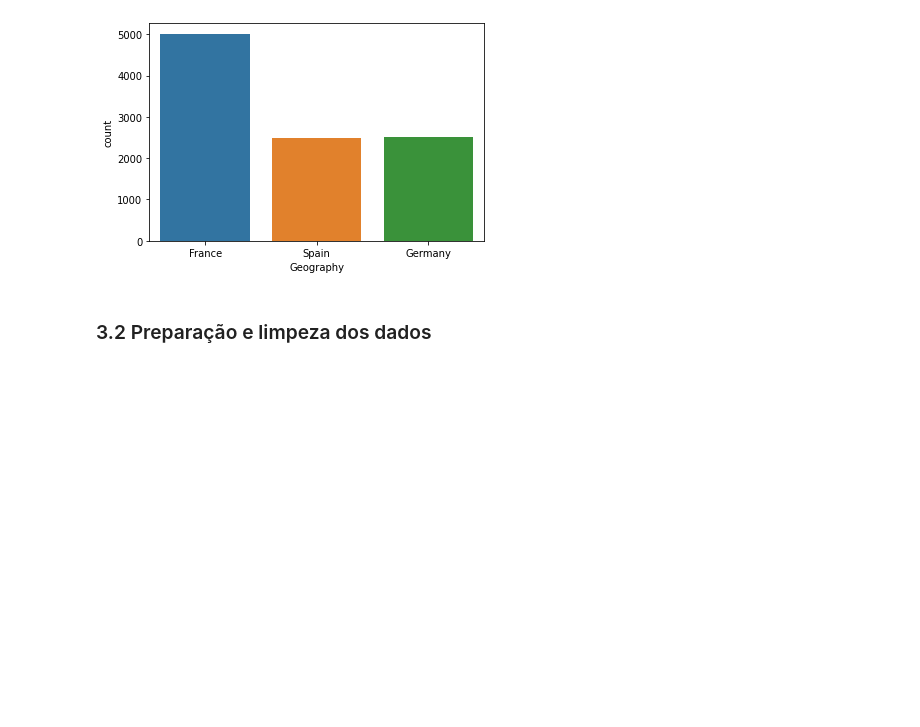
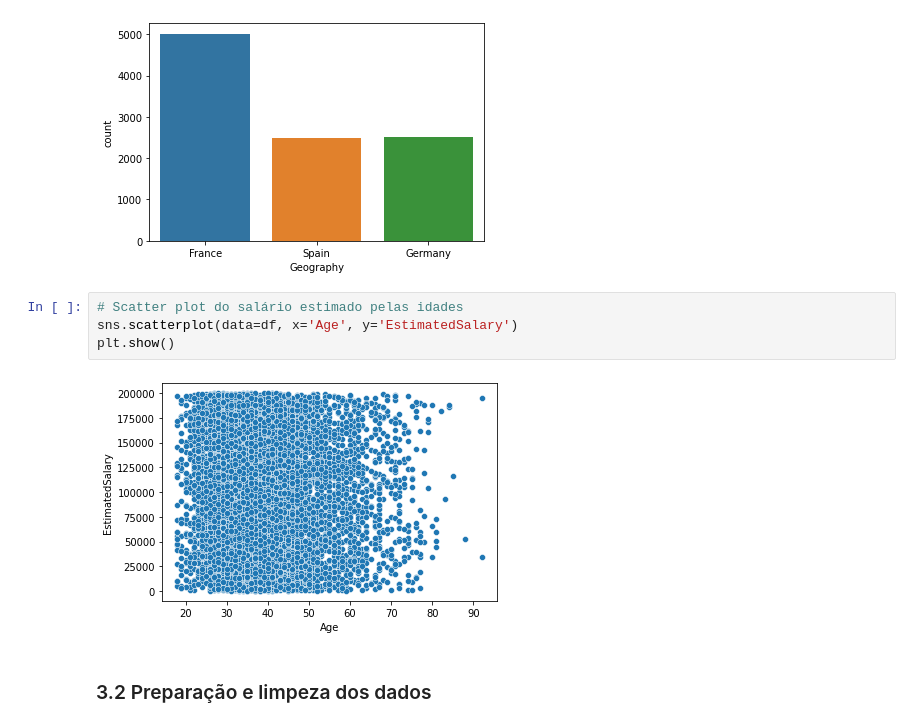
Before and after one commit to Mario-RJunior/DataScience-Awari, a Jupyter notebook: Unidade8-Machine-Learning/Classificacao/classification_project_br.ipynb, the cells around one changed output. Drawn from its saved outputs; the diff is of its cells as text; blank space fills up the shorter version.

Commit message:
Scatter plot salario estimado x idade

```diff
--- a/Unidade8-Machine-Learning/Classificacao/classification_project_br.ipynb
+++ b/Unidade8-Machine-Learning/Classificacao/classification_project_br.ipynb
@@ -115,4 +115,10 @@ sns.countplot(x='Geography', data=df)
 plt.show()
 # %% [output]
 [figure]
+# %%
+# Scatter plot do salário estimado pelas idades
+sns.scatterplot(data=df, x='Age', y='EstimatedSalary')
+plt.show()
+# %% [output]
+[figure, added]
 # %% [markdown]
```
